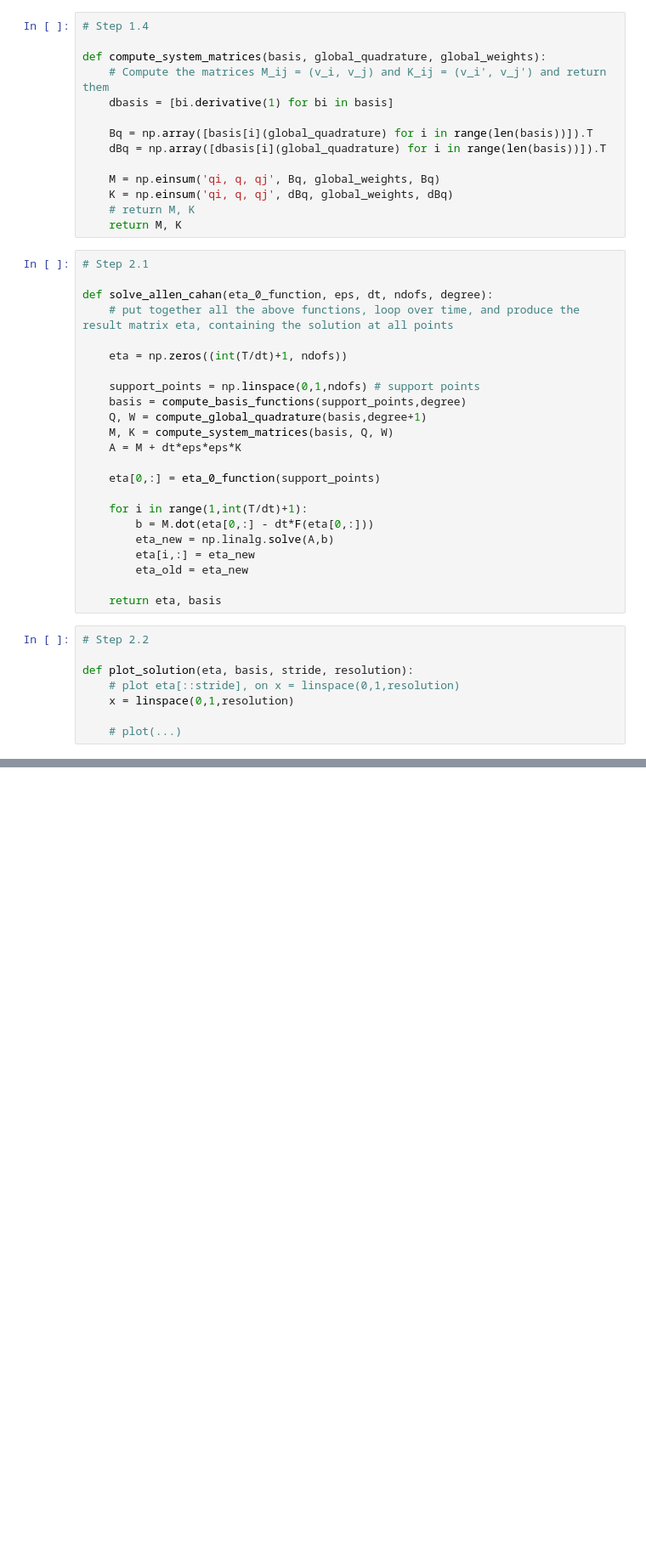
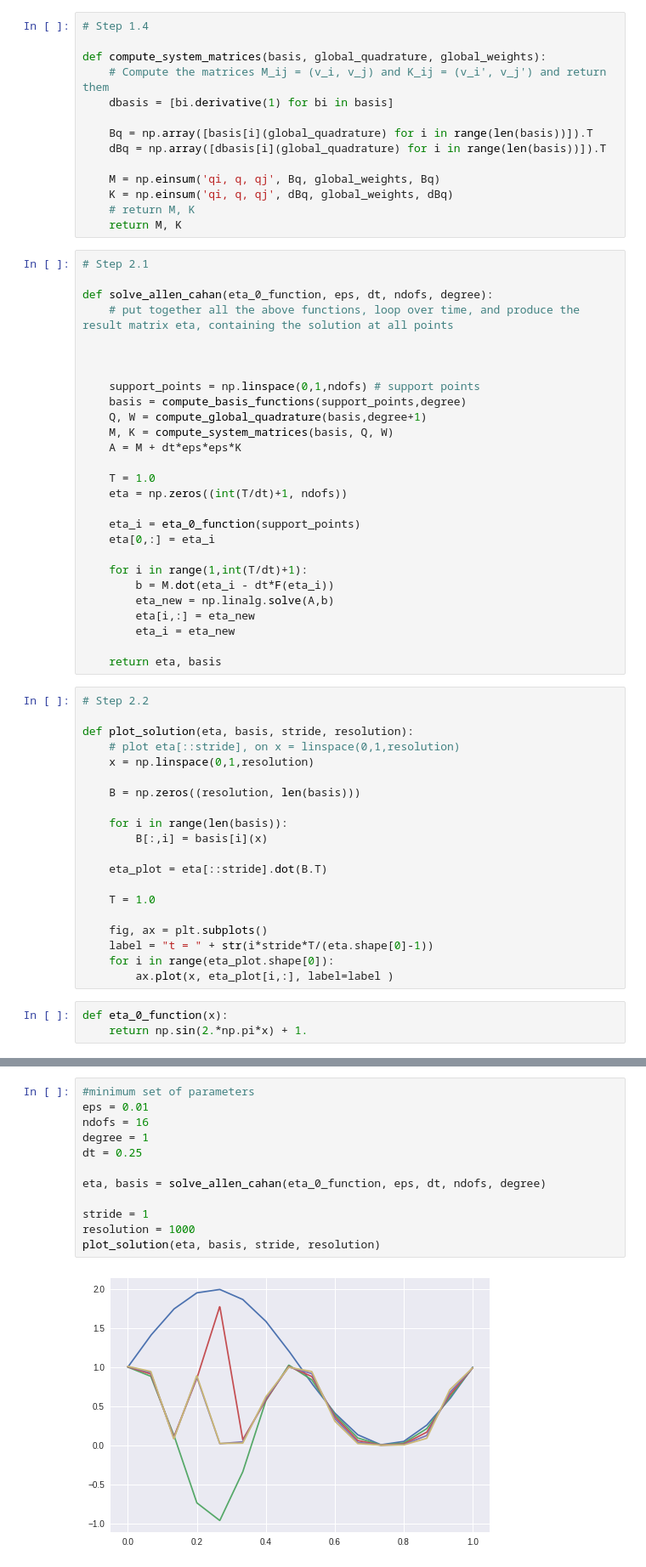
Before and after one commit to KristerJazz/P1.4_seed, a Jupyter notebook: final_project/final_project_2019-2020.ipynb, the cells around one changed output, grey strips where cells are left out. Shown at 85% size. Drawn from its saved outputs; the diff is of its cells as text; blank space fills up the shorter version.

Commit message:
Fix functions

```diff
--- a/final_project/final_project_2019-2020.ipynb
+++ b/final_project/final_project_2019-2020.ipynb
@@ -202,7 +199,7 @@ def compute_system_matrices(basis, global_quadrature, global_weights):
 def solve_allen_cahan(eta_0_function, eps, dt, ndofs, degree):
     # put together all the above functions, loop over time, and produce the result matrix eta, containing the solution at all points
 
-    eta = np.zeros((int(T/dt)+1, ndofs))
+
 
     support_points = np.linspace(0,1,ndofs) # support points
     basis = compute_basis_functions(support_points,degree)
@@ -210,13 +207,17 @@ def solve_allen_cahan(eta_0_function, eps, dt, ndofs, degree):
     M, K = compute_system_matrices(basis, Q, W)
     A = M + dt*eps*eps*K
 
-    eta[0,:] = eta_0_function(support_points)
+    T = 1.0
+    eta = np.zeros((int(T/dt)+1, ndofs))
+
+    eta_i = eta_0_function(support_points)
+    eta[0,:] = eta_i
 
     for i in range(1,int(T/dt)+1):
-        b = M.dot(eta[0,:] - dt*F(eta[0,:]))
+        b = M.dot(eta_i - dt*F(eta_i))
         eta_new = np.linalg.solve(A,b)
         eta[i,:] = eta_new
-        eta_old = eta_new
+        eta_i = eta_new
 
     return eta, basis
 # %%
@@ -224,6 +225,21 @@ def solve_allen_cahan(eta_0_function, eps, dt, ndofs, degree):
 
 def plot_solution(eta, basis, stride, resolution):
     # plot eta[::stride], on x = linspace(0,1,resolution)
-    x = linspace(0,1,resolution)
+    x = np.linspace(0,1,resolution)
 
-    # plot(...)
+    B = np.zeros((resolution, len(basis)))
+
+    for i in range(len(basis)):
+        B[:,i] = basis[i](x)
+
+    eta_plot = eta[::stride].dot(B.T)
+
+    T = 1.0
+
+    fig, ax = plt.subplots()
+    label = "t = " + str(i*stride*T/(eta.shape[0]-1))
+    for i in range(eta_plot.shape[0]):
+        ax.plot(x, eta_plot[i,:], label=label )
+# %%
+def eta_0_function(x):
+    return np.sin(2.*np.pi*x) + 1.
@@ -229,0 +248,14 @@ def plot_solution(eta, basis, stride, resolution):
+# %%
+#minimum set of parameters
+eps = 0.01
+ndofs = 16
+degree = 1
+dt = 0.25
+
+eta, basis = solve_allen_cahan(eta_0_function, eps, dt, ndofs, degree)
+
+stride = 1
+resolution = 1000
+plot_solution(eta, basis, stride, resolution)
+# %% [output]
+[figure, added]
```
Also changed, not shown: parts of 14 cells of this notebook.
